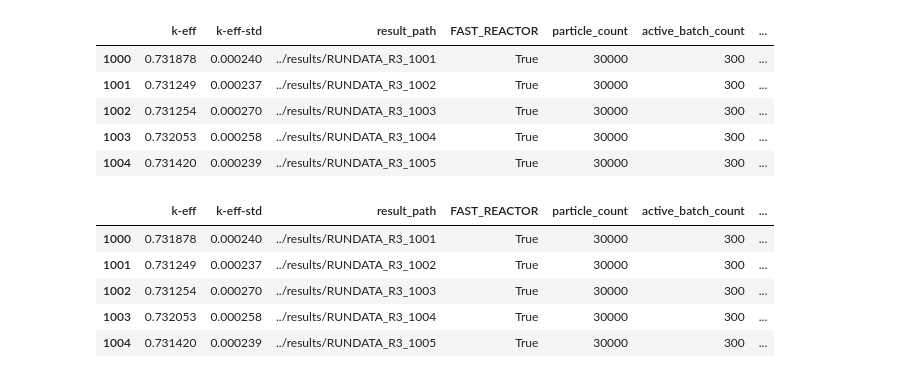
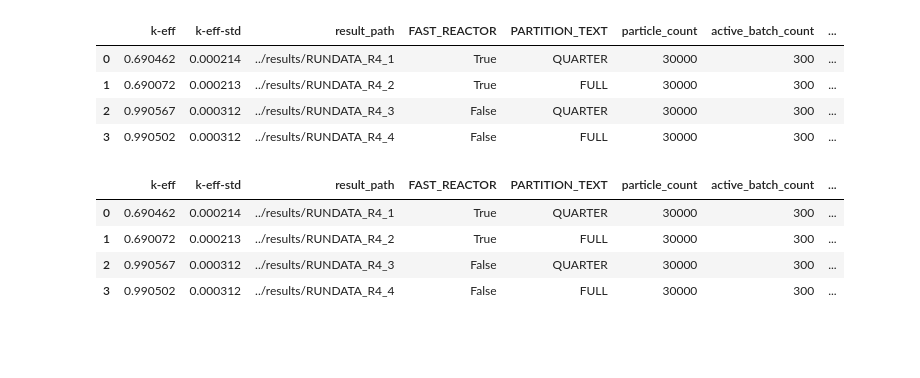
Before and after one commit to Kladdy/master-project, a Jupyter notebook: analysis/runs/R4/plotting/plot.ipynb, the cells around one changed output. Saved outputs shown, nothing was run; the diff lists cells and outputs as text; code cells hidden in the pictures; blank space fills up the shorter version.

```diff
--- a/analysis/runs/R4/plotting/plot.ipynb
+++ b/analysis/runs/R4/plotting/plot.ipynb
@@ -42,31 +42,30 @@ with Pool(8) as p:
     results = list(tqdm(p.imap(handle_folder, result_folders), total=len(result_folders)))
 # %%
 # PLOT SETTINGS:
-FAST_REACTOR = True # True if epithermal, False if thermal
+# FAST_REACTOR = True # True if epithermal, False if thermal
 
-folder_name = f"plots-FAST_REACTOR={FAST_REACTOR}"
+folder_name = f"plots"
 os.makedirs(folder_name, exist_ok=True)
 
 def get_filename(plot_type: str, value: str):
-    return f"{folder_name}/{plot_type}_{value}-FAST_REACTOR={FAST_REACTOR}.pdf"
+    return f"{folder_name}/{plot_type}_{value}.pdf"
 
 # Create a dataframe from the results
 df = pd.DataFrame(results)
 
 # Filter for FAST_REACTOR
-df = df[df["FAST_REACTOR"] == FAST_REACTOR]
+# df = df[df["FAST_REACTOR"] == FAST_REACTOR]
 
 if df.empty:
     raise Exception("No results found!")
 
 df.head()
 # %% [output]
-|  | k-eff | k-eff-std | result_path | FAST_REACTOR | particle_count | active_batch_count | ... |
-| 1000 | 0.731878 | 0.000240 | ../results/RUNDATA_R3_1001 | True | 30000 | 300 | ... |
-| 1001 | 0.731249 | 0.000237 | ../results/RUNDATA_R3_1002 | True | 30000 | 300 | ... |
-| 1002 | 0.731254 | 0.000270 | ../results/RUNDATA_R3_1003 | True | 30000 | 300 | ... |
-| 1003 | 0.732053 | 0.000258 | ../results/RUNDATA_R3_1004 | True | 30000 | 300 | ... |
-| 1004 | 0.731420 | 0.000239 | ../results/RUNDATA_R3_1005 | True | 30000 | 300 | ... |
+|  | k-eff | k-eff-std | result_path | FAST_REACTOR | PARTITION_TEXT | particle_count | active_batch_count | ... |
+| 0 | 0.690462 | 0.000214 | ../results/RUNDATA_R4_1 | True | QUARTER | 30000 | 300 | ... |
+| 1 | 0.690072 | 0.000213 | ../results/RUNDATA_R4_2 | True | FULL | 30000 | 300 | ... |
+| 2 | 0.990567 | 0.000312 | ../results/RUNDATA_R4_3 | False | QUARTER | 30000 | 300 | ... |
+| 3 | 0.990502 | 0.000312 | ../results/RUNDATA_R4_4 | False | FULL | 30000 | 300 | ... |
 # %%
 df["rel_err_k-eff-std"] = 100 * df["k-eff-std"] / df["k-eff"]
 
@@ -80,9 +79,8 @@ df["rel-err_rho-std"] = np.abs(100 * df["rho-std"] / df["rho"])
 
 df.head()
 # %% [output]
-|  | k-eff | k-eff-std | result_path | FAST_REACTOR | particle_count | active_batch_count | ... |
-| 1000 | 0.731878 | 0.000240 | ../results/RUNDATA_R3_1001 | True | 30000 | 300 | ... |
-| 1001 | 0.731249 | 0.000237 | ../results/RUNDATA_R3_1002 | True | 30000 | 300 | ... |
-| 1002 | 0.731254 | 0.000270 | ../results/RUNDATA_R3_1003 | True | 30000 | 300 | ... |
-| 1003 | 0.732053 | 0.000258 | ../results/RUNDATA_R3_1004 | True | 30000 | 300 | ... |
-| 1004 | 0.731420 | 0.000239 | ../results/RUNDATA_R3_1005 | True | 30000 | 300 | ... |
+|  | k-eff | k-eff-std | result_path | FAST_REACTOR | PARTITION_TEXT | particle_count | active_batch_count | ... |
+| 0 | 0.690462 | 0.000214 | ../results/RUNDATA_R4_1 | True | QUARTER | 30000 | 300 | ... |
+| 1 | 0.690072 | 0.000213 | ../results/RUNDATA_R4_2 | True | FULL | 30000 | 300 | ... |
+| 2 | 0.990567 | 0.000312 | ../results/RUNDATA_R4_3 | False | QUARTER | 30000 | 300 | ... |
+| 3 | 0.990502 | 0.000312 | ../results/RUNDATA_R4_4 | False | FULL | 30000 | 300 | ... |
```
Also changed, not shown: parts of 6 cells of this notebook, 19 other files.
